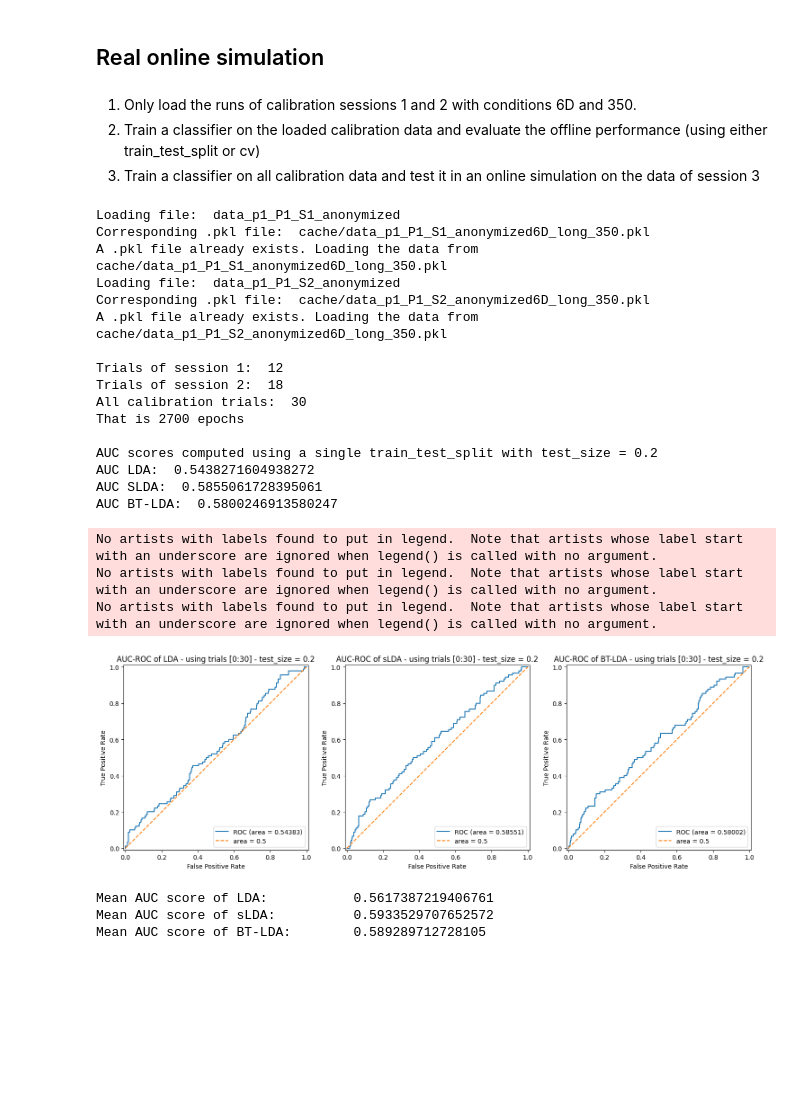
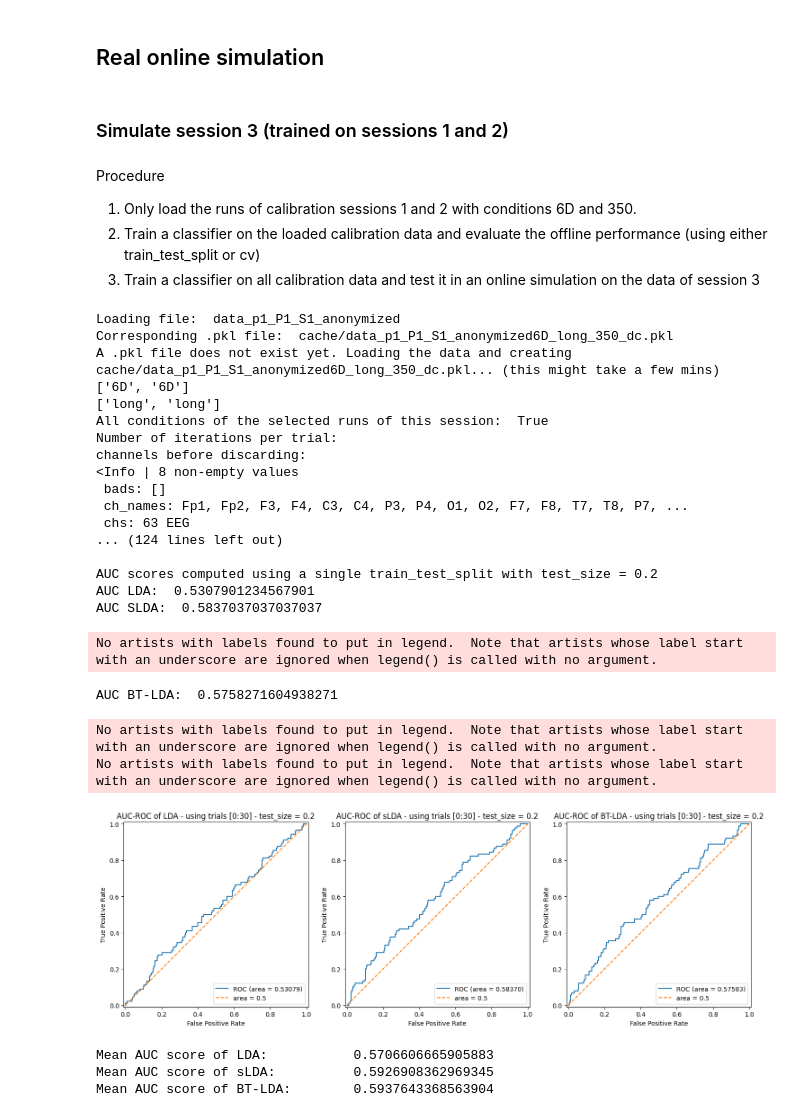
Before and after one commit to sozraheem/thesis_2025, a Jupyter notebook: ERP_analysis_code/patient_pipeline/p1_notebook.ipynb, the cells around one changed output. Drawn from its saved outputs; the diff is of its cells as text; code cells hidden in the pictures; blank space fills up the shorter version.

Commit message:
Fix inconsistent nch issue from offline to online: add parameter discard_channels to functions 'load_complete_session' and 'load_session_chached'

```diff
--- a/ERP_analysis_code/patient_pipeline/p1_notebook.ipynb
+++ b/ERP_analysis_code/patient_pipeline/p1_notebook.ipynb
@@ -112,7 +112,7 @@ def list_iterations(raw_data):
     return iterations_per_trial
 
 # added
-def load_complete_session(data_path, selection = None):
+def load_complete_session(data_path, selection = None, discard_channels = None):
     """Load data of a complete session; return trials"""
 
     # data_dir = Path.cwd() / "data_p1/P1_S1/anonymized"
@@ -135,6 +135,12 @@ def load_complete_session(data_path, selection = None):
 
     for f in header_files:
         raw_data = load_and_preprocess_raw(f)
+
+        # discard channels (eventually move this feature into load_and_preprocess_raw?)
+        if discard_channels:
+            channels_to_discard = ["AF7","AF3","AF4","AF8","F5","F1","F2","F6","FT7","FC3","FCz","FC4","FT8","C5","C1","C2","C6","TP7","CP3","CPz","CP4","TP8","P5","P1","P2","P6","PO7","PO5","POz","PO6","PO8","Oz"] # same as Ch33 - Ch64
+            raw_data = raw_data.drop_channels(channels_to_discard)
+
         epochs.append(epoch_raw(raw_data))
 
         # added
@@ -237,7 +243,7 @@ def safe_filename(session_path):
 
 # Note: when changing something in the loading/preprocessing, the stored pickl files should be removed as they are outdated.
 # to do: figure out if the note above can be done automatically
-def load_session_chached(session_path, cache_dir="cache/", selection = None):
+def load_session_chached(session_path, cache_dir="cache/", selection = None, discard_channels = False):
     """Load the current trials either for the first time, saving it as a .pkl or if one exists, directly load from a .pkl file
 
     For visualization purposes, the `iterations` and `epochs` is also returned. However, this takes substantially more memory when storing, so these two features/returns might be removed later
@@ -247,10 +253,17 @@ def load_session_chached(session_path, cache_dir="cache/", selection = None):
     safe_name = safe_filename(session_path=session_path) # replace \ and / by _
     print("Loading file: ",safe_name)
     if selection is None:
-        cache_path = os.path.join(cache_dir, safe_name + ".pkl")
+        if not discard_channels:
+            cache_path = os.path.join(cache_dir, safe_name + ".pkl")
+        else:
+            cache_path = os.path.join(cache_dir, safe_name + "_dc" + ".pkl")
     else:
         assert isinstance(selection, str), "selection is not an instance of String"
-        cache_path = os.path.join(cache_dir, safe_name + selection + ".pkl")
+        if not discard_channels:
+            cache_path = os.path.join(cache_dir, safe_name + selection + ".pkl")
+        else:
+            cache_path = os.path.join(cache_dir, safe_name + selection + "_dc" + ".pkl")
+
     print("Corresponding .pkl file: ",cache_path)
 
     # check if a .pkl file for that session already exists
@@ -264,7 +277,7 @@ def load_session_chached(session_path, cache_dir="cache/", selection = None):
     # if not, then load the data and store it in a new .pkl file
     else:
         print("A .pkl file does not exist yet. Loading the data and creating {}... (this might take a few mins)".format(cache_path))
-        trials, iterations, epochs = load_complete_session(session_path, selection)
+        trials, iterations, epochs = load_complete_session(session_path, selection, discard_channels)
         with open(cache_path, 'wb') as f:
             pickle.dump(trials, f)
             pickle.dump(iterations, f)
@@ -985,52 +986,60 @@ CPU times: total: 45.6 s
 Wall time: 45.9 s
 # %% [markdown]
 ## Real online simulation
+# %% [markdown]
+### Simulate session 3 (trained on sessions 1 and 2)
 # %% [markdown]
+Procedure
 1. Only load the runs of calibration sessions 1 and 2 with conditions 6D and 350.
 2. Train a classifier on the loaded calibration data and evaluate the offline performance (using either train_test_split or cv)
 3. Train a classifier on all calibration data and test it in an online simulation on the data of session 3
 # %%
 # 1. Only load the runs of calibration sessions 1 and 2 with conditions 6D and 350.
 
-trials_s1, iterations_s1, epochs_s1 = load_session_chached("data_p1/P1_S1/anonymized", selection = "6D_long_350")
-trials_s2, iterations_s2, epochs_s2 = load_session_chached("data_p1/P1_S2/anonymized", selection = "6D_long_350")
+trials_s1, iterations_s1, epochs_s1 = load_session_chached("data_p1/P1_S1/anonymized", selection = "6D_long_350",discard_channels=True)
+trials_s2, iterations_s2, epochs_s2 = load_session_chached("data_p1/P1_S2/anonymized", selection = "6D_long_350",discard_channels=True)
 
 print("\nTrials of session 1: ",len(trials_s1))
 print("Trials of session 2: ",len(trials_s2))
 
 calibration_trials = trials_s1 + trials_s2
 print("All calibration trials: ",len(calibration_trials))
 print("That is {} epochs\n".format(get_n_epochs(calibration_trials)))
 
+del trials_s1
+del trials_s2
+
 # 2. Train a classifier on the loaded calibration data and evaluate the offline performance (using either train_test_split or cv)
 
 clf_ival_boundaries = np.array([0.1, 0.2, 0.3, 0.4, 0.5])
 compare_auc_single_trial_interval(calibration_trials, start=0, stop=None, test_size=0.2, only_auc = True, ival_bounds = clf_ival_boundaries, plot_roc_curves=True)
 
 compute_auc_with_cv(calibration_trials, start=0, stop=None, ival_bounds=clf_ival_boundaries, cv_folds=4, show_mean=True, show_folds=False)
 # %% [output]
 Loading file:  data_p1_P1_S1_anonymized
-Corresponding .pkl file:  cache/data_p1_P1_S1_anonymized6D_long_350.pkl
-A .pkl file already exists. Loading the data from cache/data_p1_P1_S1_anonymized6D_long_350.pkl
-Loading file:  data_p1_P1_S2_anonymized
-Corresponding .pkl file:  cache/data_p1_P1_S2_anonymized6D_long_350.pkl
-A .pkl file already exists. Loading the data from cache/data_p1_P1_S2_anonymized6D_long_350.pkl
-
-Trials of session 1:  12
-Trials of session 2:  18
-All calibration trials:  30
-That is 2700 epochs
+Corresponding .pkl file:  cache/data_p1_P1_S1_anonymized6D_long_350_dc.pkl
+A .pkl file does not exist yet. Loading the data and creating cache/data_p1_P1_S1_anonymized6D_long_350_dc.pkl... (this might take a few mins)
+['6D', '6D']
+['long', 'long']
+All conditions of the selected runs of this session:  True
+Number of iterations per trial:
+channels before discarding:
+<Info | 8 non-empty values
+ bads: []
+ ch_names: Fp1, Fp2, F3, F4, C3, C4, P3, P4, O1, O2, F7, F8, T7, T8, P7, ...
+ chs: 63 EEG
+... (124 lines left out)
 
 AUC scores computed using a single train_test_split with test_size = 0.2
-AUC LDA:  0.5438271604938272
-AUC SLDA:  0.5855061728395061
-AUC BT-LDA:  0.5800246913580247
+AUC LDA:  0.5307901234567901
+AUC SLDA:  0.5837037037037037
 No artists with labels found to put in legend.  Note that artists whose label start with an underscore are ignored when legend() is called with no argument.
-No artists with labels found to put in legend.  Note that artists whose label start with an underscore are ignored when legend() is called with no argument.
-No artists with labels found to put in legend.  Note that artists whose label start with an underscore are ignored when legend() is called with no argument.
+AUC BT-LDA:  0.5758271604938271
+No artists with labels found to put in legend.  Note that artists whose label start with an underscore are ignored when legend() is called with no argument.
+No artists with labels found to put in legend.  Note that artists whose label start with an underscore are ignored when legend() is called with no argument.
-[figure, old version]
+[figure, new version]
-Mean AUC score of LDA:           0.5617387219406761
-Mean AUC score of sLDA:          0.5933529707652572
-Mean AUC score of BT-LDA:        0.589289712728105
+Mean AUC score of LDA:           0.5706606665905883
+Mean AUC score of sLDA:          0.5926908362969345
+Mean AUC score of BT-LDA:        0.5937643368563904
 # %%
 # 3. Train a classifier on all calibration data and test it in an online simulation on the data of session 3
```
Also changed, not shown: parts of 4 cells of this notebook.
